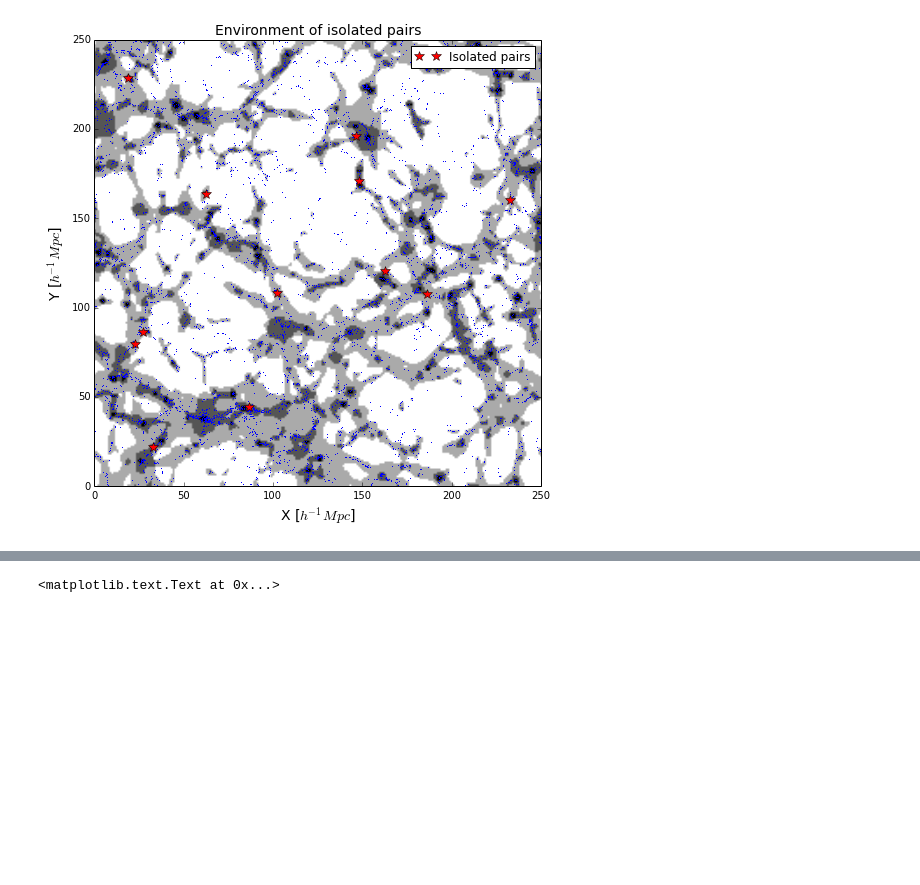
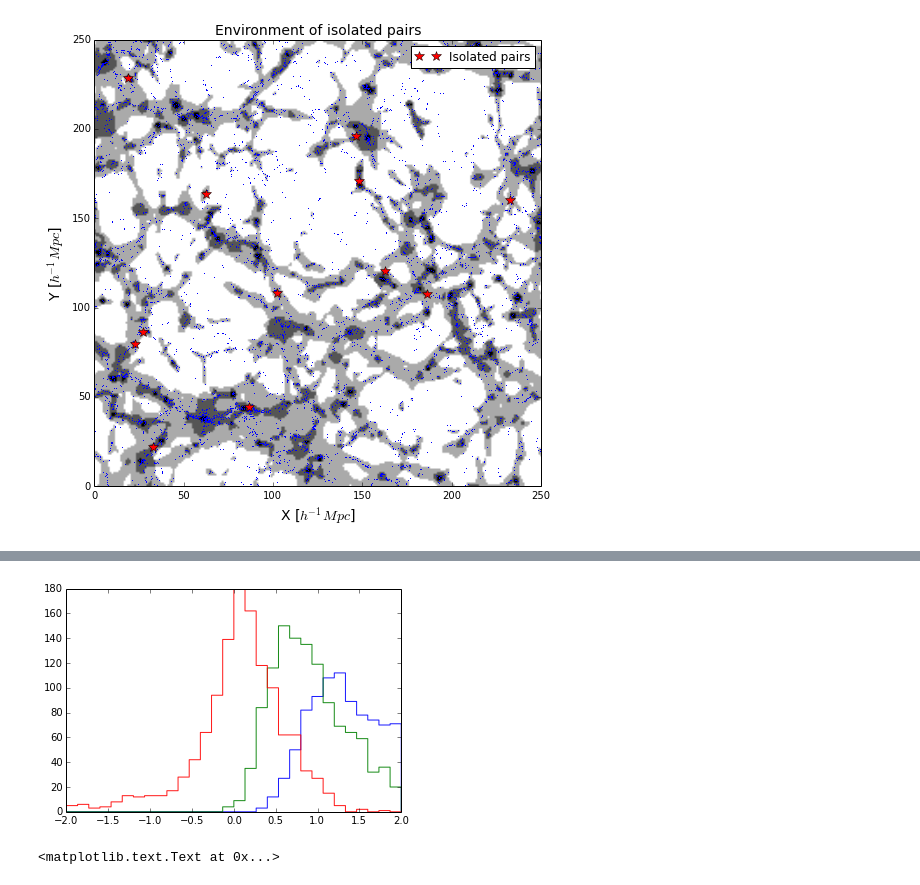
Before and after one commit to sbustamante/LGVoids, a Jupyter notebook: codes/notebook.ipynb, the cells around one changed output, grey strips where cells are left out. Cells and saved outputs as stored; diff of their text form; code cells hidden in the pictures; blank space fills up the shorter version.

```diff
--- a/codes/notebook.ipynb
+++ b/codes/notebook.ipynb
@@ -425,3 +458,9 @@ ip_env = Scheme( ip_eig1, ip_eig2, ip_eig3, l_thr )
+# %%
+plt.hist(ip_eig1, bins=30, alpha=0.9, range=(-2,2),histtype='step');
+plt.hist(ip_eig2, bins=30, alpha=0.9, range=(-2,2),histtype='step');
+plt.hist(ip_eig3, bins=30, alpha=0.9, range=(-2,2),histtype='step');
+# %% [output]
+[figure, added]
 # %%
 plt.hist(ip_eig1+ip_eig2+ip_eig3, bins = 30, range=(0,12))
 plt.grid()
```
Also changed, not shown: parts of 28 cells of this notebook.
